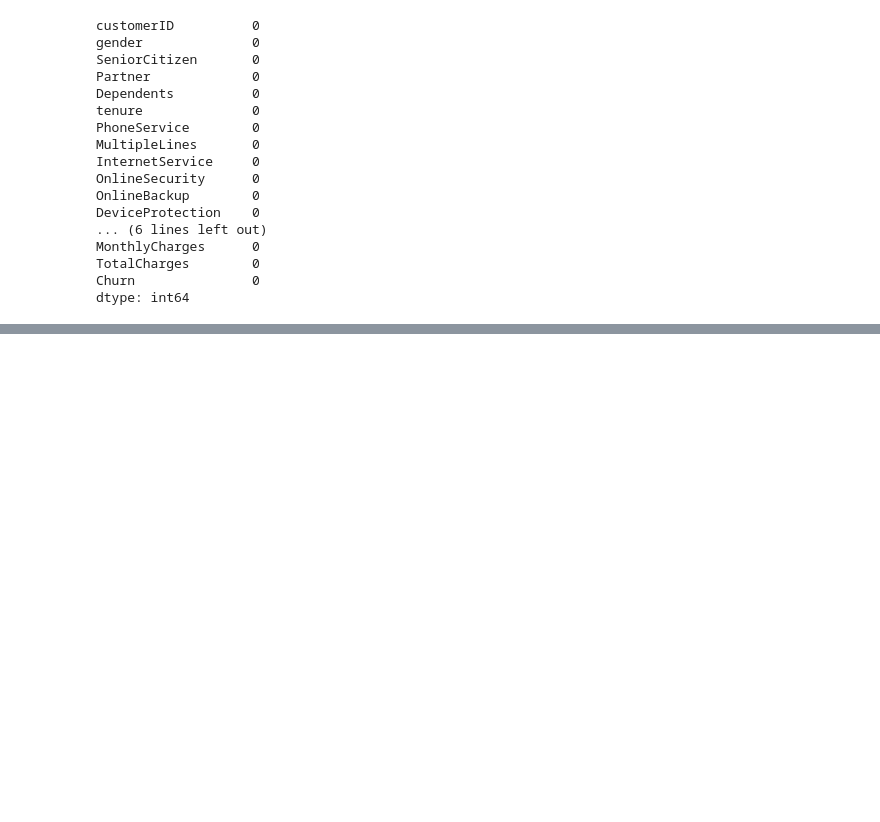
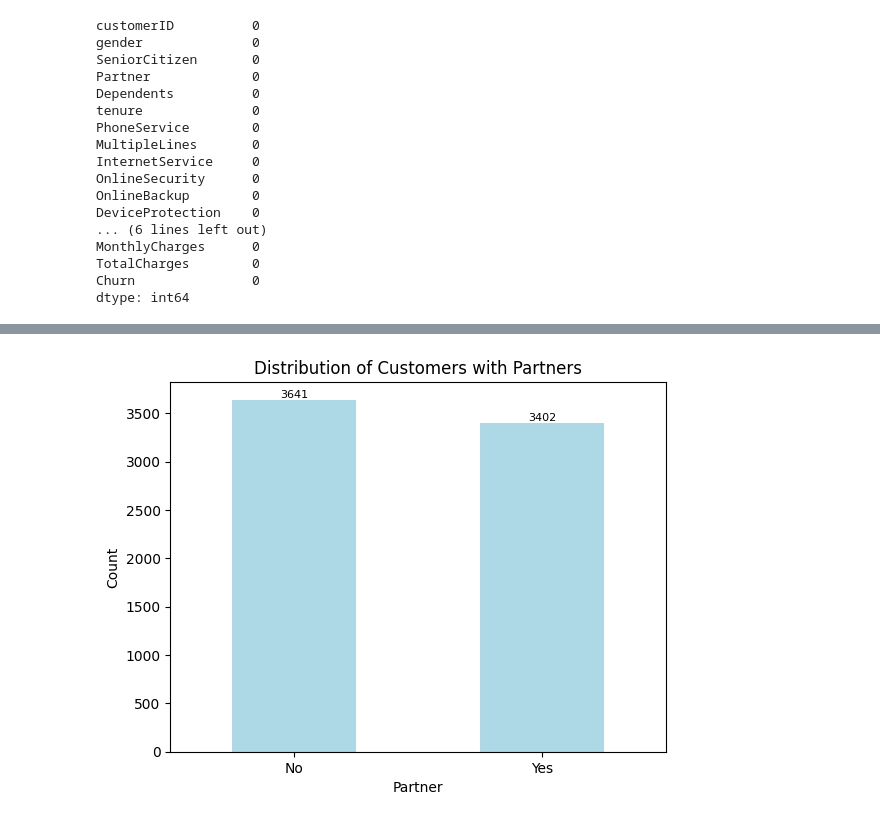
Before and after one commit to fernando08ps/mentorship_t_f, a Jupyter notebook: Telco_test_churn.ipynb, the cells around one changed output, grey strips where cells are left out. Cells and saved outputs as stored; diff of their text form; code cells hidden in the pictures; blank space fills up the shorter version.

```diff
--- a/Telco_test_churn.ipynb
+++ b/Telco_test_churn.ipynb
@@ -176,0 +162,16 @@ print("ROC AUC Score:", roc_auc)
+# %%
+# Plot a bar chart for the "Partner" feature
+partner_counts = df['Partner'].value_counts()
+partner_counts.plot(kind='bar', color='lightblue')
+plt.xlabel('Partner')
+plt.ylabel('Count')
+plt.title('Distribution of Customers with Partners')
+
+# Add values above the bars
+for index, value in enumerate(partner_counts):
+    plt.text(index, value, str(value), ha='center', va='bottom', fontsize=8, color='black')
+
+plt.xticks(rotation=0)
+plt.show()
+# %% [output]
+[figure, added]
```
Also changed, not shown: parts of 18 cells of this notebook.
